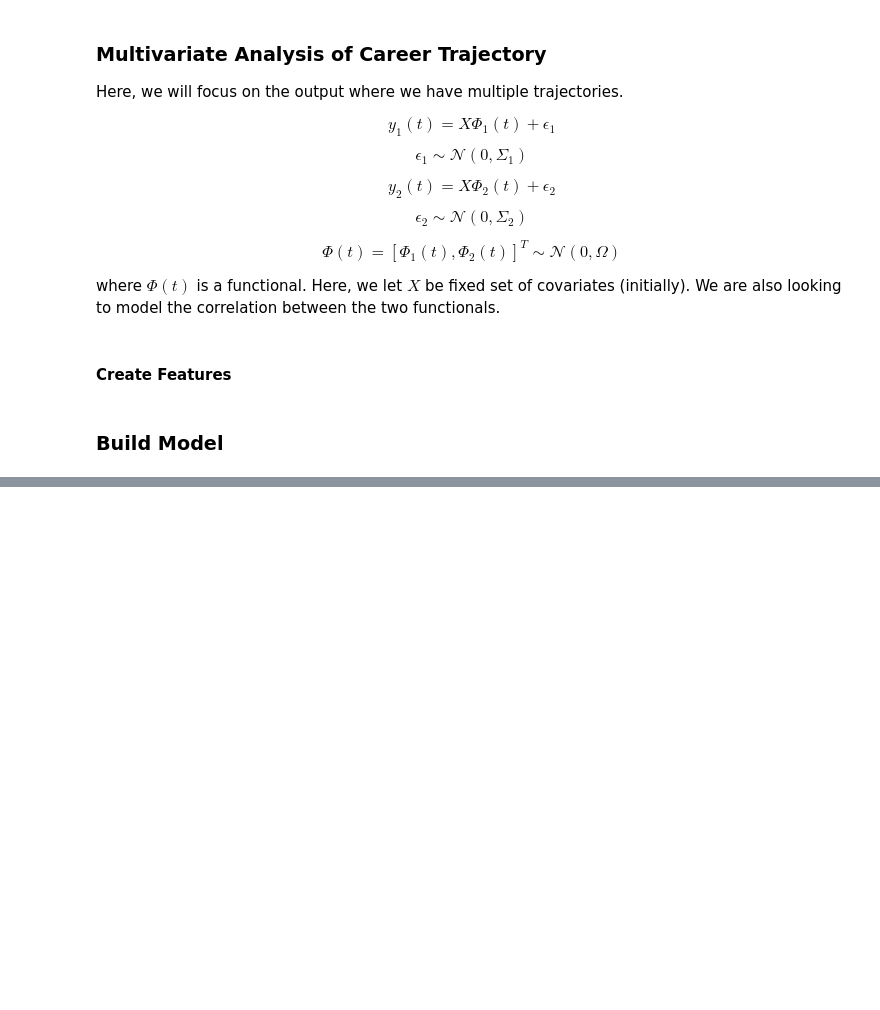
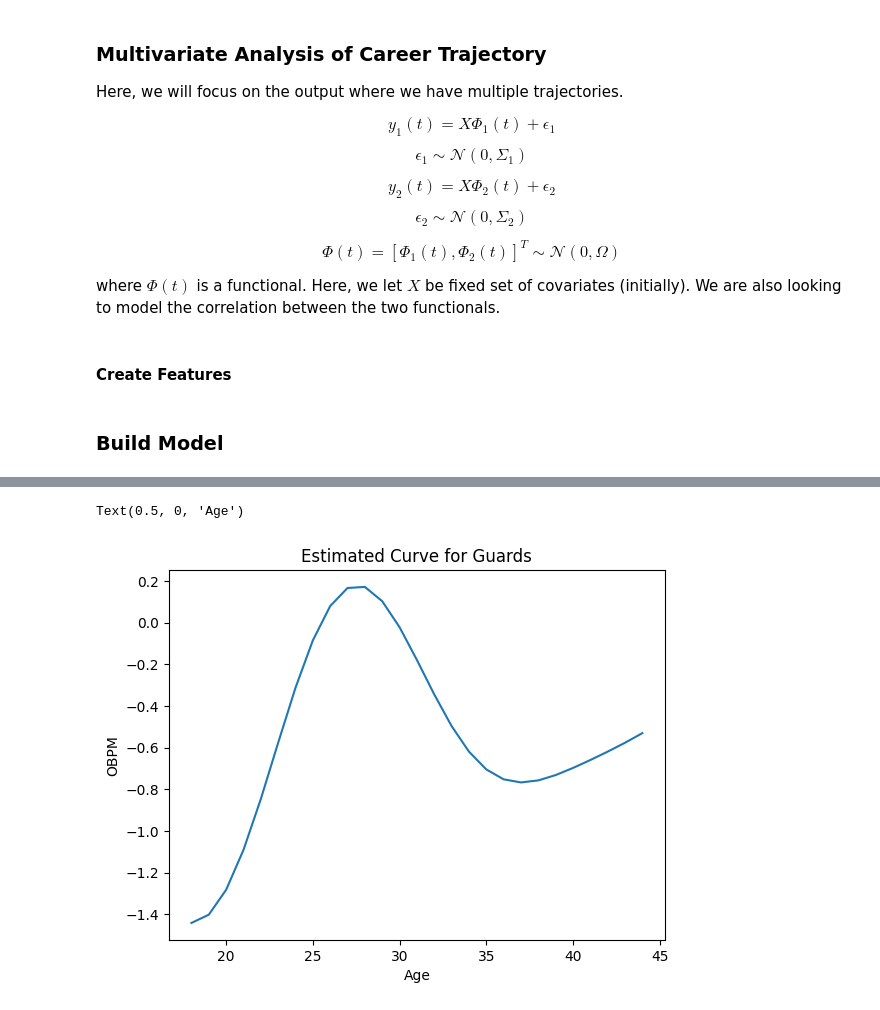
Before and after one commit to abrahme/nba_functional_analysis, a Jupyter notebook: FunctionalDataAnalysis.ipynb, the cells around one changed output, grey strips where cells are left out. Cells and saved outputs as stored; diff of their text form; code cells hidden in the pictures; blank space fills up the shorter version.

```diff
--- a/FunctionalDataAnalysis.ipynb
+++ b/FunctionalDataAnalysis.ipynb
@@ -224,0 +193,2 @@ b = [2,3,5,,6,7]
+# %%
+obpm_basis = az.summary(trace.posterior.basis_weights_obpm)["mean"].to_numpy().reshape((3,27))
@@ -224,0 +210,8 @@ b = [2,3,5,,6,7]
+# %%
+plt.plot(range(18,45),guards.dot(obpm_basis).dot(radial_basis_function)[0,:] )
+plt.title("Estimated Curve for Guards")
+plt.ylabel("OBPM")
+plt.xlabel("Age")
+# %% [output]
+Text(0.5, 0, 'Age')
+[figure, added]
```
Also changed, not shown: parts of 15 cells of this notebook.
